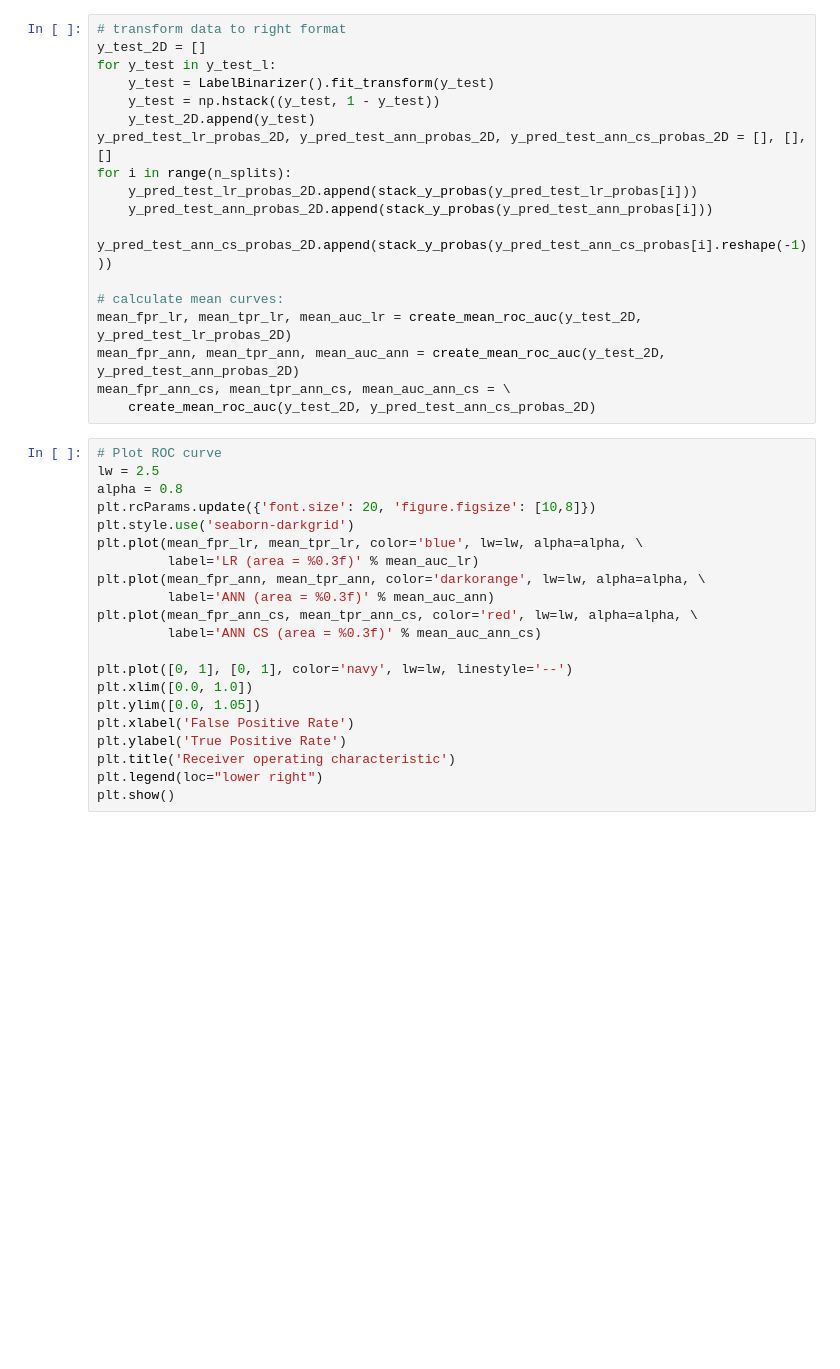
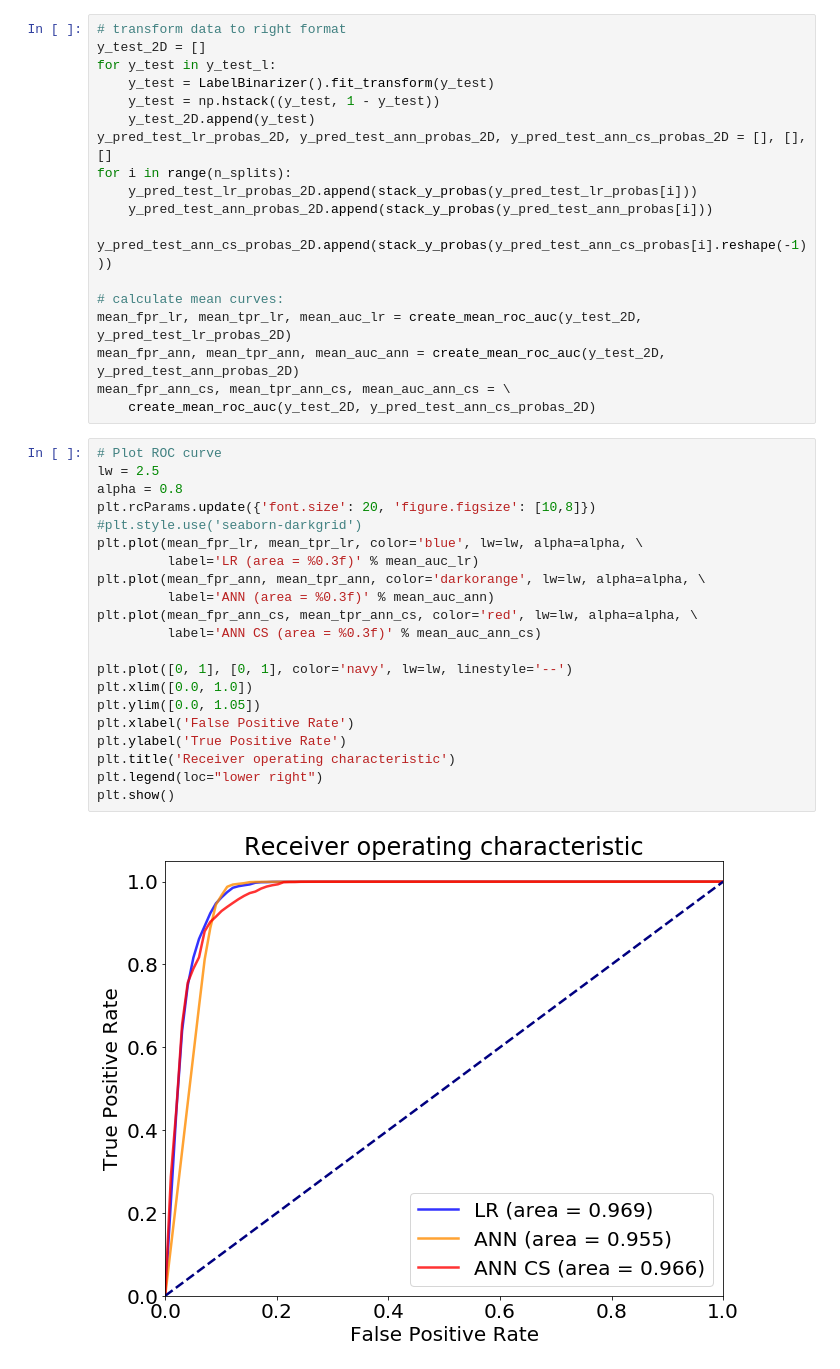
Before and after one commit to roman807/Fraud-Detection, a Jupyter notebook: results.ipynb, the cells around one changed output. Drawn from its saved outputs; the diff is of its cells as text; blank space fills up the shorter version.

```diff
--- a/results.ipynb
+++ b/results.ipynb
@@ -87,21 +94,23 @@ mean_fpr_ann_cs, mean_tpr_ann_cs, mean_auc_ann_cs = \
 # %%
 # Plot ROC curve
 lw = 2.5
 alpha = 0.8
 plt.rcParams.update({'font.size': 20, 'figure.figsize': [10,8]})
-plt.style.use('seaborn-darkgrid')
+#plt.style.use('seaborn-darkgrid')
 plt.plot(mean_fpr_lr, mean_tpr_lr, color='blue', lw=lw, alpha=alpha, \
          label='LR (area = %0.3f)' % mean_auc_lr)
 plt.plot(mean_fpr_ann, mean_tpr_ann, color='darkorange', lw=lw, alpha=alpha, \
          label='ANN (area = %0.3f)' % mean_auc_ann)
 plt.plot(mean_fpr_ann_cs, mean_tpr_ann_cs, color='red', lw=lw, alpha=alpha, \
          label='ANN CS (area = %0.3f)' % mean_auc_ann_cs)
 
 plt.plot([0, 1], [0, 1], color='navy', lw=lw, linestyle='--')
 plt.xlim([0.0, 1.0])
 plt.ylim([0.0, 1.05])
 plt.xlabel('False Positive Rate')
 plt.ylabel('True Positive Rate')
 plt.title('Receiver operating characteristic')
 plt.legend(loc="lower right")
 plt.show()
+# %% [output]
+[figure, added]
```
Also changed, not shown: parts of 18 cells of this notebook.
